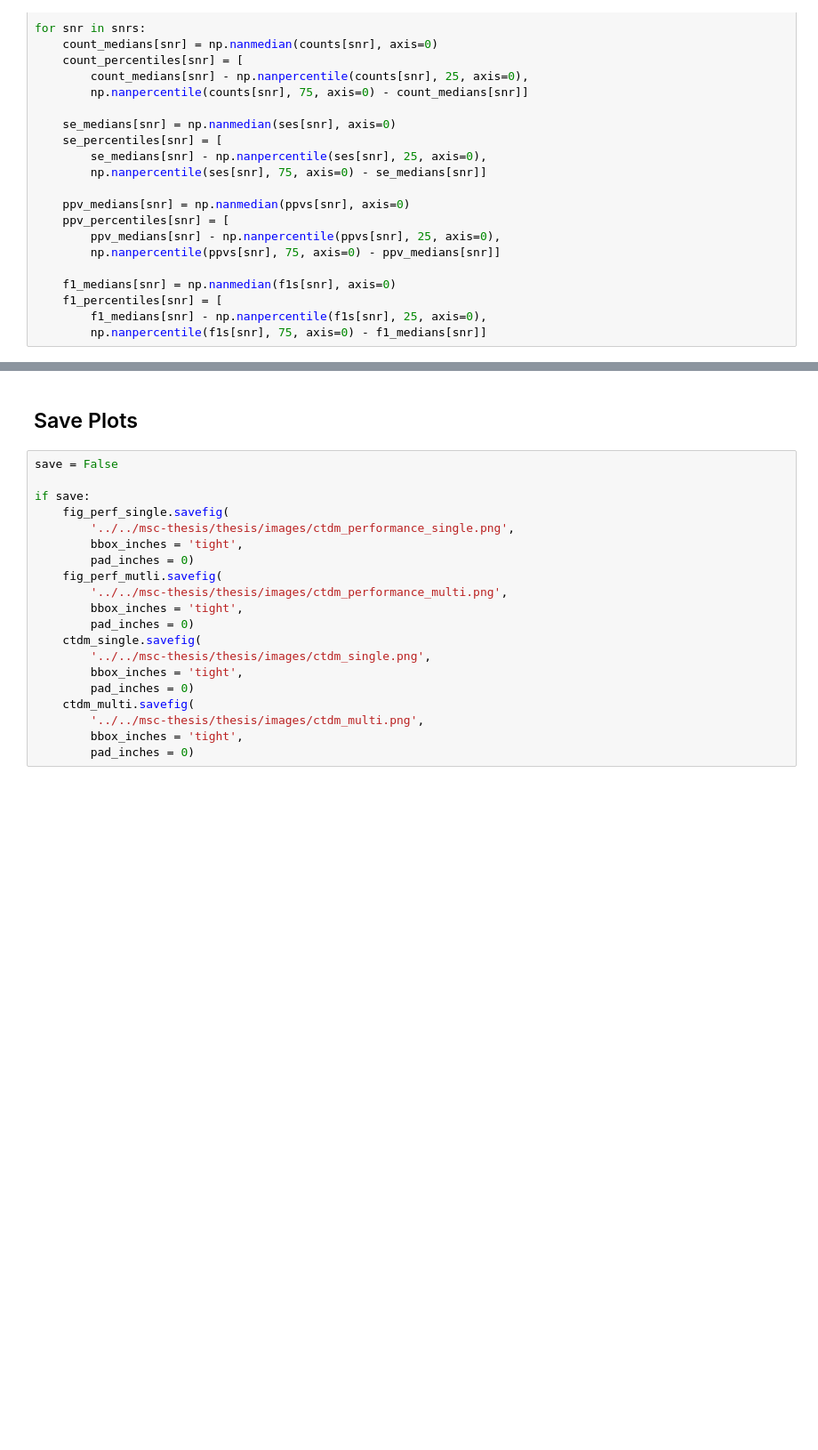
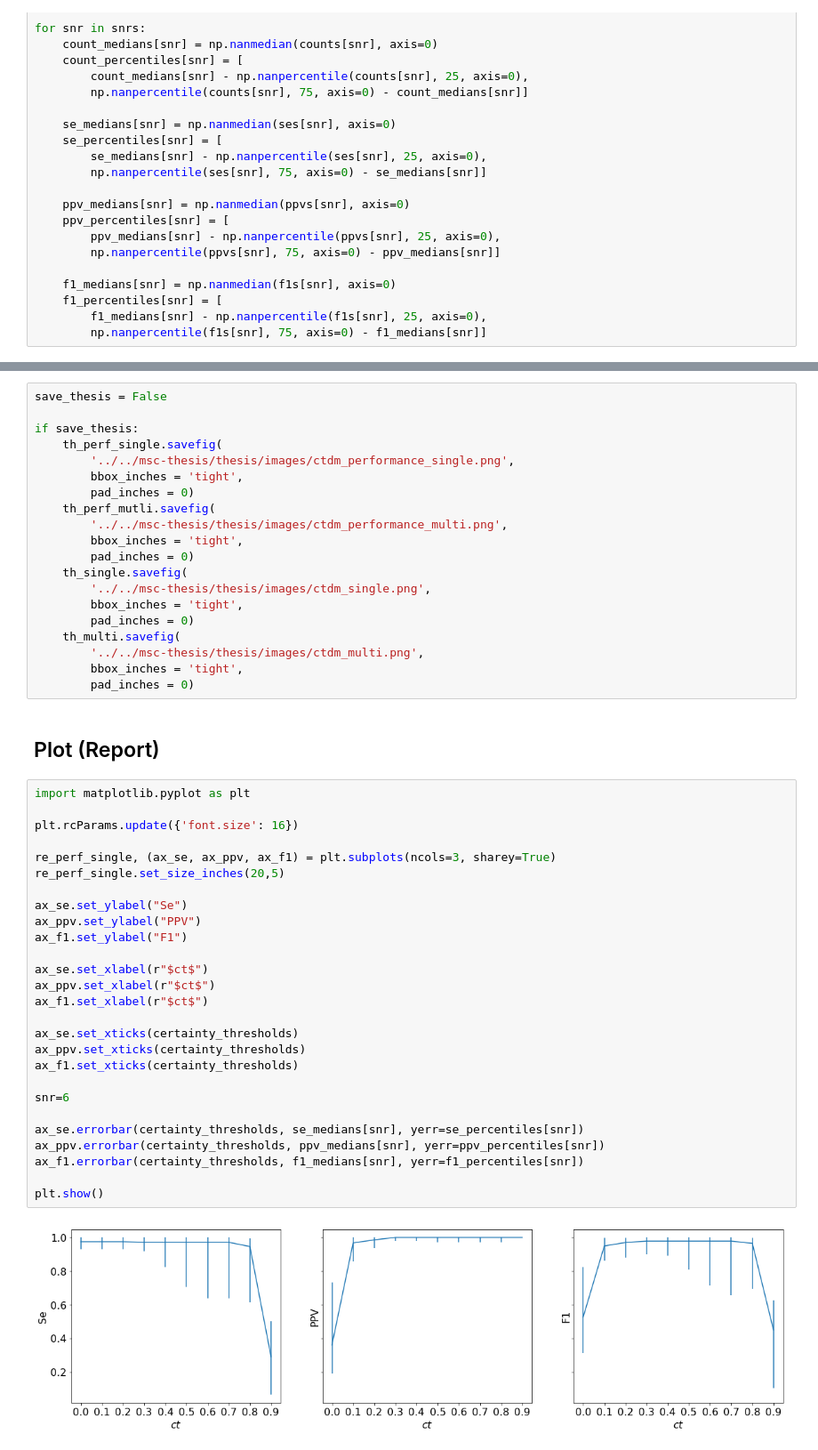
Before and after one commit to jchromik/qrs-certainty, a Jupyter notebook: notebooks/Certainty Thresholds.ipynb, the cells around one changed output, grey strips where cells are left out. Shown at 89% size. Drawn from its saved outputs; the diff is of its cells as text; blank space fills up the shorter version.

```diff
--- a/notebooks/Certainty Thresholds.ipynb
+++ b/notebooks/Certainty Thresholds.ipynb
@@ -263,22 +263,51 @@ plt.show()
-# %% [markdown]
-## Save Plots
 # %%
-save = False
+save_thesis = False
 
-if save:
-    fig_perf_single.savefig(
+if save_thesis:
+    th_perf_single.savefig(
         '../../msc-thesis/thesis/images/ctdm_performance_single.png',
         bbox_inches = 'tight',
         pad_inches = 0)
-    fig_perf_mutli.savefig(
+    th_perf_mutli.savefig(
         '../../msc-thesis/thesis/images/ctdm_performance_multi.png',
         bbox_inches = 'tight',
         pad_inches = 0)
-    ctdm_single.savefig(
+    th_single.savefig(
         '../../msc-thesis/thesis/images/ctdm_single.png',
         bbox_inches = 'tight',
         pad_inches = 0)
-    ctdm_multi.savefig(
+    th_multi.savefig(
         '../../msc-thesis/thesis/images/ctdm_multi.png',
         bbox_inches = 'tight',
         pad_inches = 0)
+# %% [markdown]
+## Plot (Report)
+# %%
+import matplotlib.pyplot as plt
+
+plt.rcParams.update({'font.size': 16})
+
+re_perf_single, (ax_se, ax_ppv, ax_f1) = plt.subplots(ncols=3, sharey=True)
+re_perf_single.set_size_inches(20,5)
+
+ax_se.set_ylabel("Se")
+ax_ppv.set_ylabel("PPV")
+ax_f1.set_ylabel("F1")
+
+ax_se.set_xlabel(r"$ct$")
+ax_ppv.set_xlabel(r"$ct$")
+ax_f1.set_xlabel(r"$ct$")
+
+ax_se.set_xticks(certainty_thresholds)
+ax_ppv.set_xticks(certainty_thresholds)
+ax_f1.set_xticks(certainty_thresholds)
+
+snr=6
+
+ax_se.errorbar(certainty_thresholds, se_medians[snr], yerr=se_percentiles[snr])
+ax_ppv.errorbar(certainty_thresholds, ppv_medians[snr], yerr=ppv_percentiles[snr])
+ax_f1.errorbar(certainty_thresholds, f1_medians[snr], yerr=f1_percentiles[snr])
+
+plt.show()
+# %% [output]
+[figure, added]
```
Also changed, not shown: parts of 11 cells of this notebook, 3 other files.
